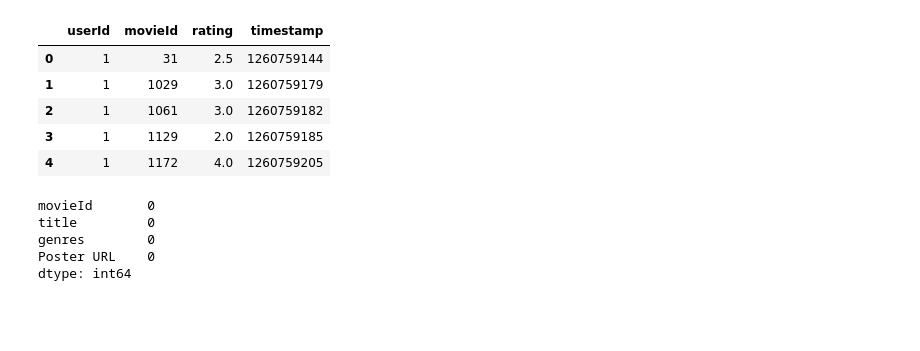
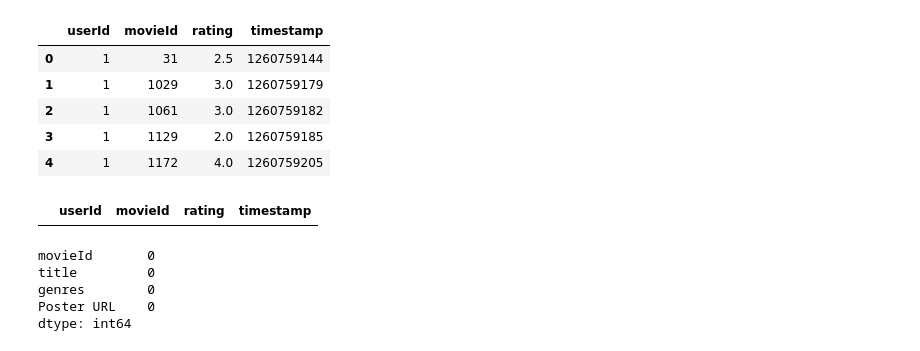
Before and after one commit to MaleeshaAluwihare/Movie-Recommendation-System, a Jupyter notebook: Implementation/recommendation.ipynb, the cells around one changed output. Drawn from its saved outputs; the diff is of its cells as text; code cells hidden in the pictures; blank space fills up the shorter version.

```diff
--- a/Implementation/recommendation.ipynb
+++ b/Implementation/recommendation.ipynb
@@ -24,6 +28,10 @@ ratings.head()
 | 2 | 1 | 1061 | 3.0 | 1260759182 |
 | 3 | 1 | 1129 | 2.0 | 1260759185 |
 | 4 | 1 | 1172 | 4.0 | 1260759205 |
+# %%
+ratings[ratings['movieId'] == '9612']
+# %% [output]
+|  | userId | movieId | rating | timestamp |
 # %%
 movies.isna().sum()
 # %% [output]
```
Also changed, not shown: parts of 10 cells of this notebook, 6 other files.
